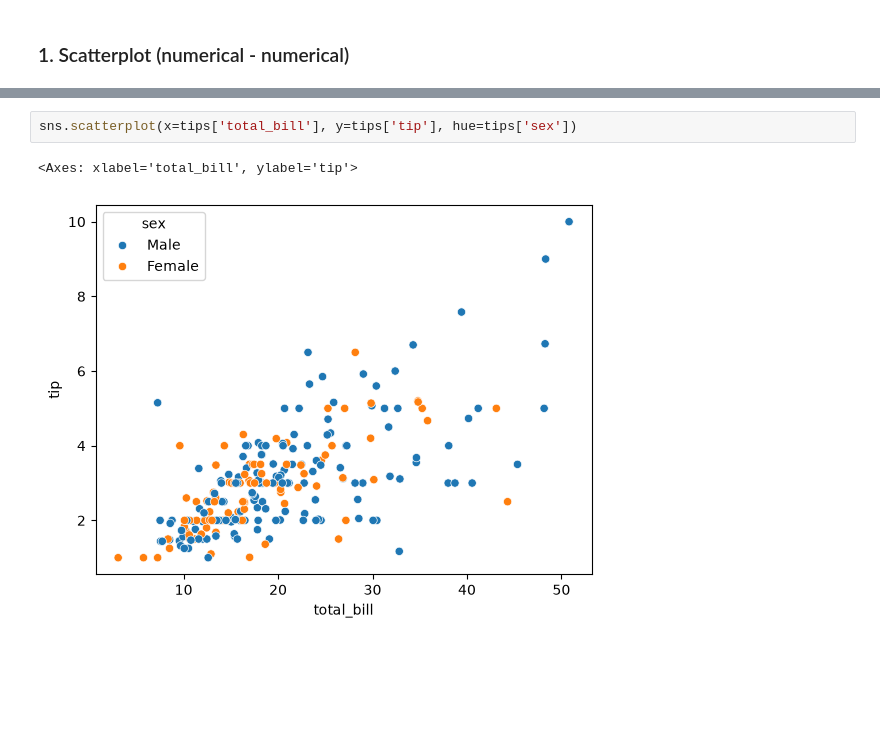
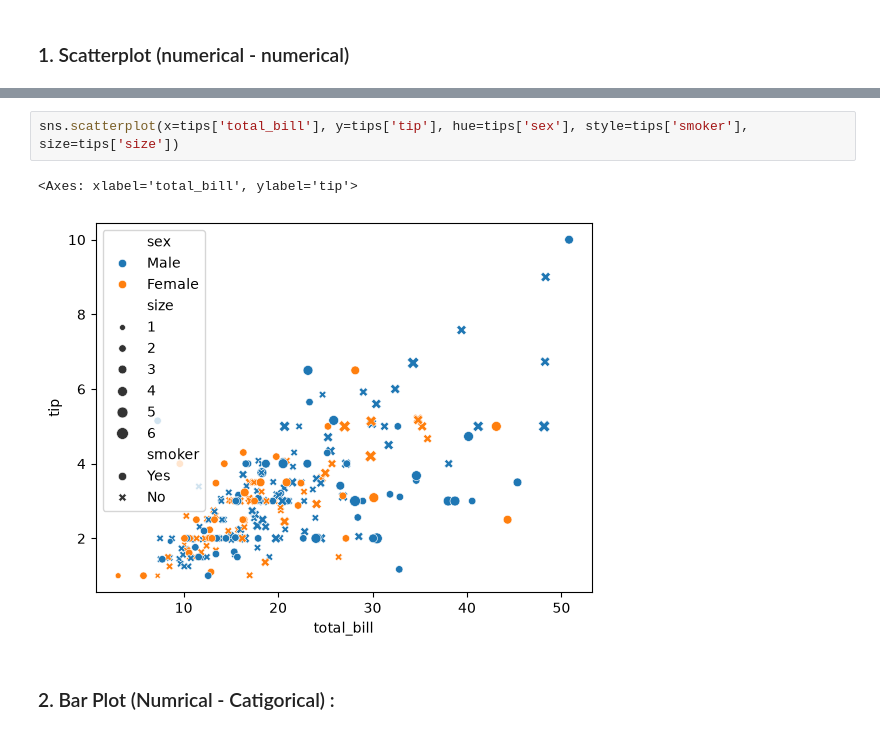
Before and after one commit to aayushmanz/Machine-Learning-with-Python, a Jupyter notebook: Exploratory Data Analysis (EDA)/Bivariate and Multivariate ( EDA ).ipynb, the cells around one changed output, grey strips where cells are left out. Saved outputs shown, nothing was run; the diff lists cells and outputs as text; blank space fills up the shorter version.

```diff
--- a/Exploratory Data Analysis (EDA)/Bivariate and Multivariate ( EDA ).ipynb
+++ b/Exploratory Data Analysis (EDA)/Bivariate and Multivariate ( EDA ).ipynb
@@ -16,5 +25,7 @@ iris = sns.load_dataset('iris')
 # %%
-sns.scatterplot(x=tips['total_bill'], y=tips['tip'], hue=tips['sex'])
+sns.scatterplot(x=tips['total_bill'], y=tips['tip'], hue=tips['sex'], style=tips['smoker'], size=tips['size'])
 # %% [output]
 <Axes: xlabel='total_bill', ylabel='tip'>
-[figure, old version]
+[figure, new version]
+# %% [markdown]
+### 2. Bar Plot (Numrical - Catigorical) :
```
Also changed, not shown: parts of 27 cells of this notebook.
